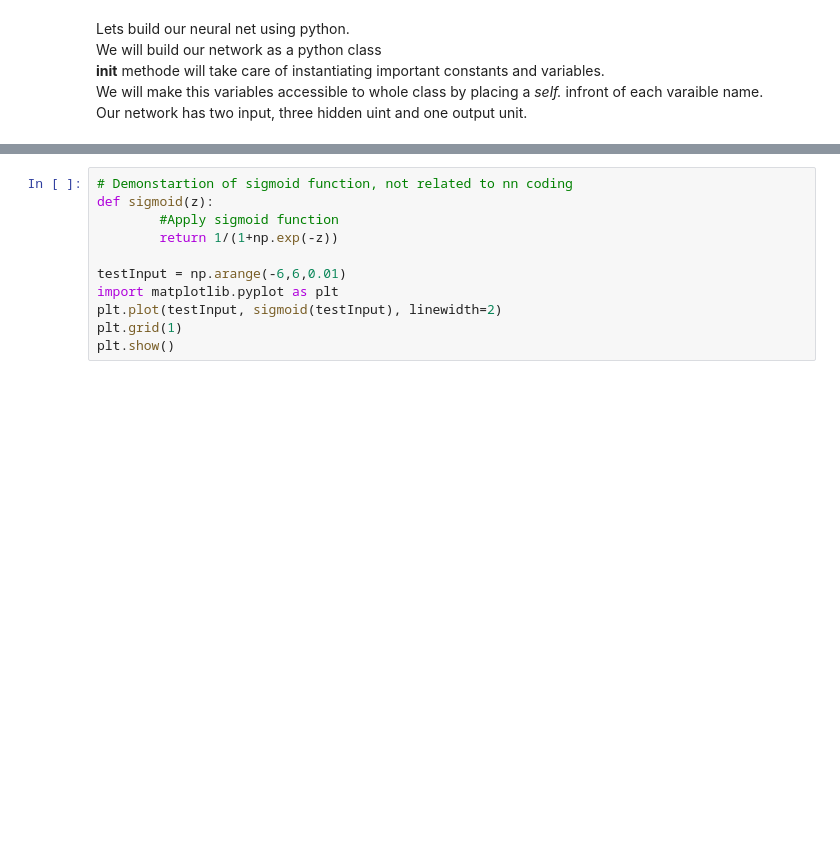
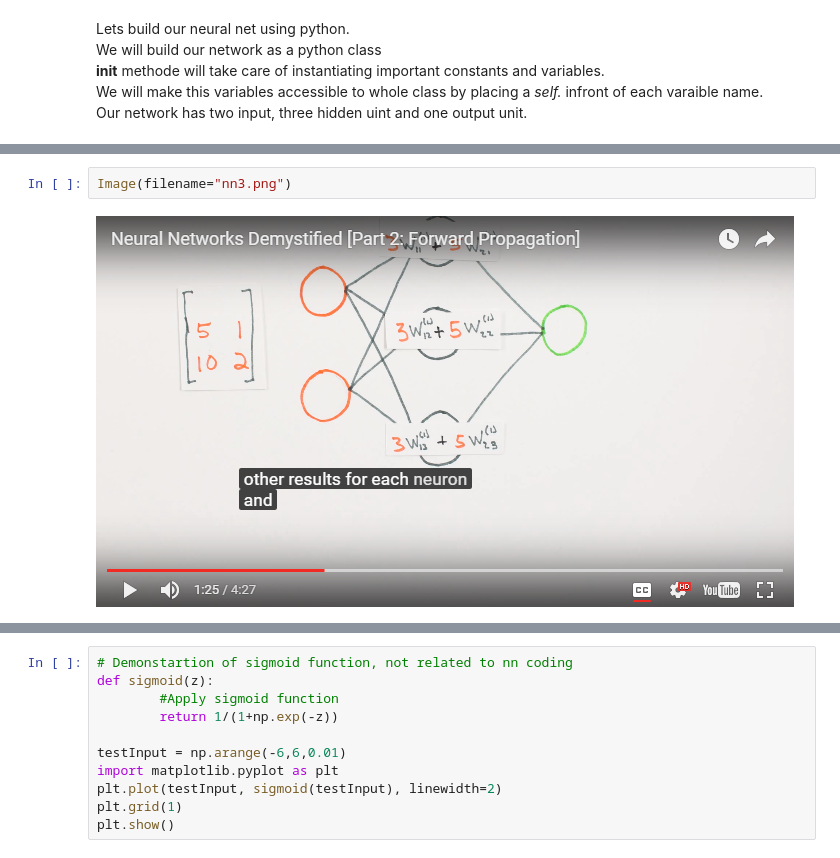
Before and after one commit to snbhanja/Neural_Networks-WelchLabs, a Jupyter notebook: Neural_Networks-By_Welch_labs_Part1.ipynb, the cells around one changed output, grey strips where cells are left out. Cells and saved outputs as stored; diff of their text form; blank space fills up the shorter version.

```diff
--- a/Neural_Networks-By_Welch_labs_Part1.ipynb
+++ b/Neural_Networks-By_Welch_labs_Part1.ipynb
@@ -90,0 +77,4 @@ Our network has two input, three hidden uint and one output unit.<br />
+# %%
+Image(filename="nn3.png")
+# %% [output]
+[figure, added]
```
Also changed, not shown: parts of 40 cells of this notebook.
